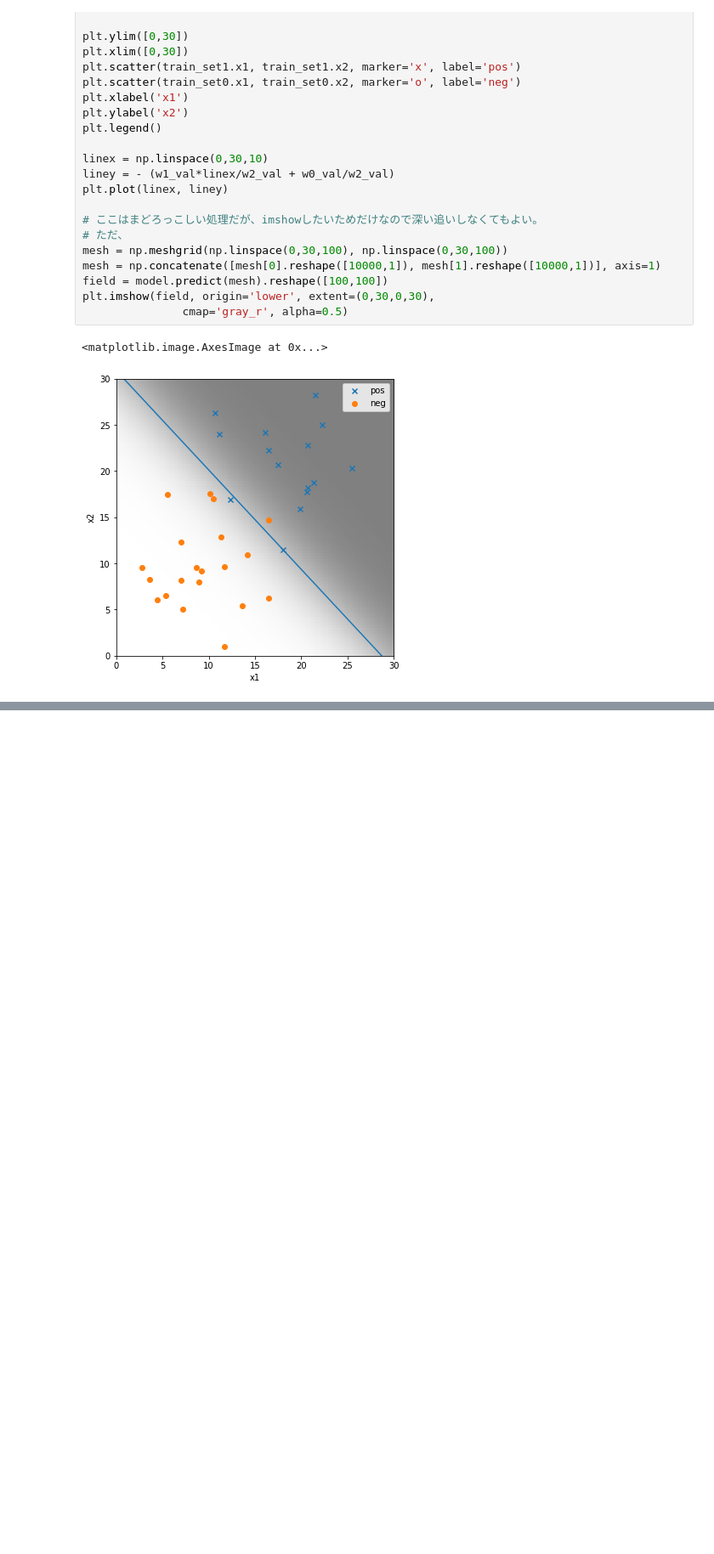
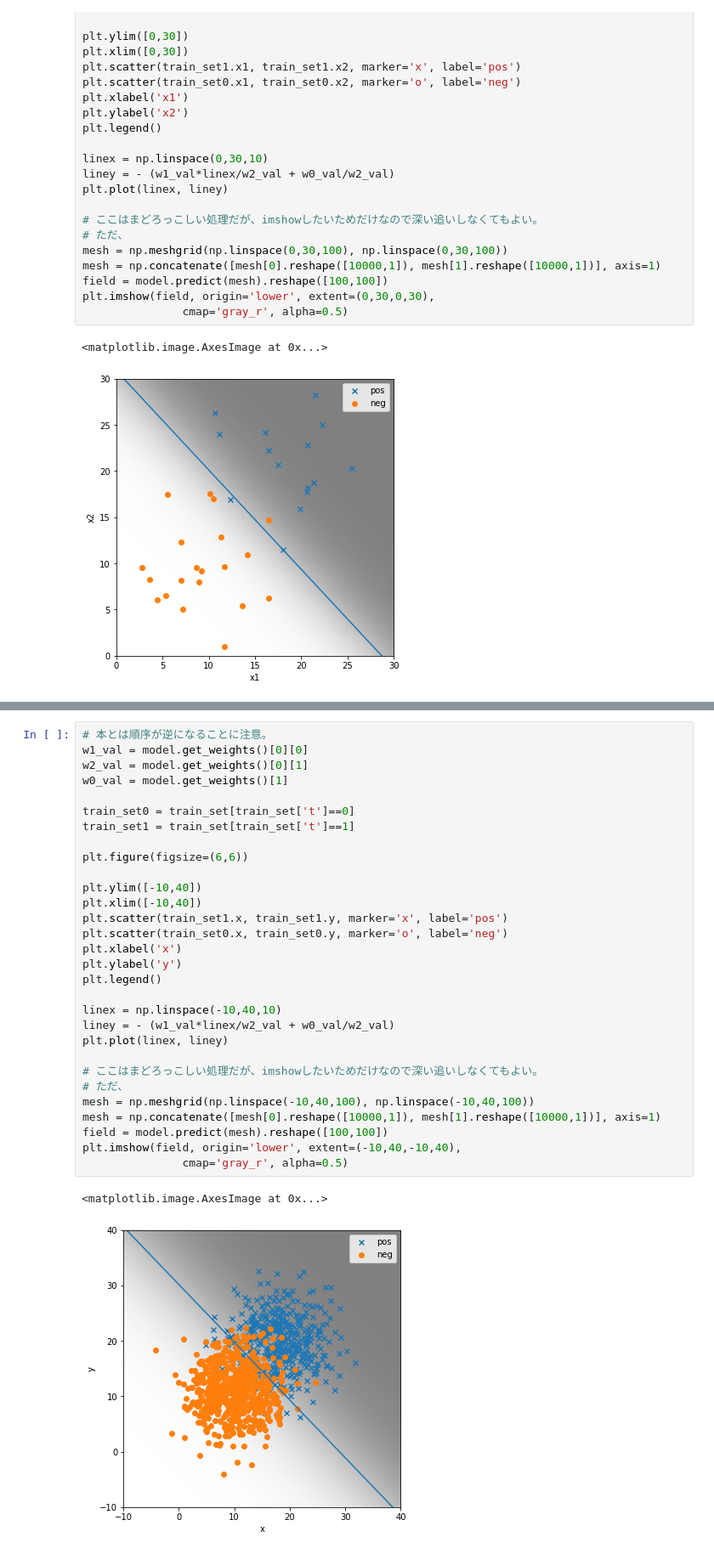
Before and after one commit to yyoshiaki/tensorflow-de-manabu, a Jupyter notebook: Chapter2_0.ipynb, the cells around one changed output, grey strips where cells are left out. Shown at 85% size. Saved outputs shown, nothing was run; the diff lists cells and outputs as text; blank space fills up the shorter version.

```diff
--- a/Chapter2_0.ipynb
+++ b/Chapter2_0.ipynb
@@ -136,0 +209,33 @@ plt.imshow(field, origin='lower', extent=(0,30,0,30),
+# %%
+# 本とは順序が逆になることに注意。
+w1_val = model.get_weights()[0][0]
+w2_val = model.get_weights()[0][1]
+w0_val = model.get_weights()[1]
+
+train_set0 = train_set[train_set['t']==0]
+train_set1 = train_set[train_set['t']==1]
+
+plt.figure(figsize=(6,6))
+
+plt.ylim([-10,40])
+plt.xlim([-10,40])
+plt.scatter(train_set1.x, train_set1.y, marker='x', label='pos')
+plt.scatter(train_set0.x, train_set0.y, marker='o', label='neg')
+plt.xlabel('x')
+plt.ylabel('y')
+plt.legend()
+
+linex = np.linspace(-10,40,10)
+liney = - (w1_val*linex/w2_val + w0_val/w2_val)
+plt.plot(linex, liney)
+
+# ここはまどろっこしい処理だが、imshowしたいためだけなので深い追いしなくてもよい。
+# ただ、
+mesh = np.meshgrid(np.linspace(-10,40,100), np.linspace(-10,40,100))
+mesh = np.concatenate([mesh[0].reshape([10000,1]), mesh[1].reshape([10000,1])], axis=1)
+field = model.predict(mesh).reshape([100,100])
+plt.imshow(field, origin='lower', extent=(-10,40,-10,40),
+               cmap='gray_r', alpha=0.5)
+# %% [output]
+<matplotlib.image.AxesImage at 0x...>
+[figure, added]
```
Also changed, not shown: parts of 10 cells of this notebook.
